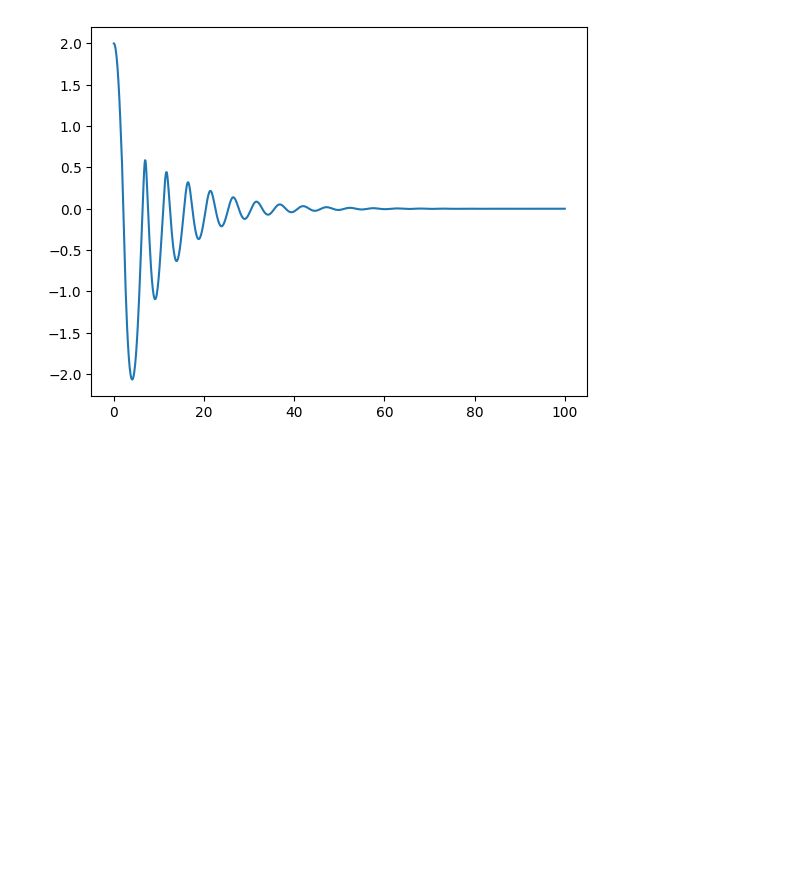
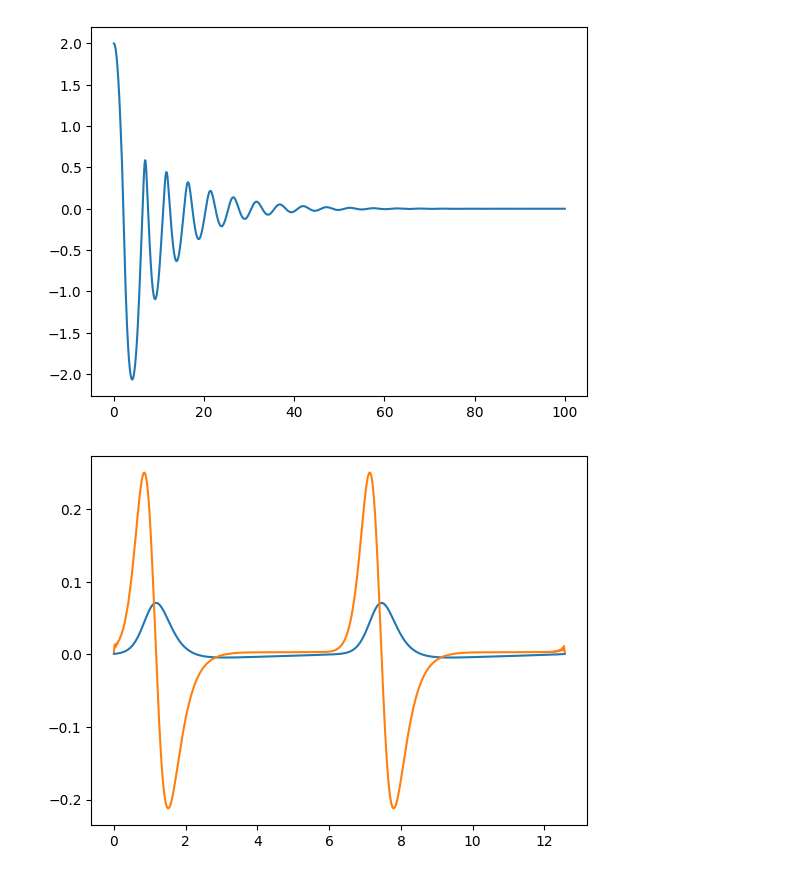
Before and after one commit to Dobel26/MagneticPendulum, a Jupyter notebook: simulation.ipynb, the cells around one changed output. Saved outputs shown, nothing was run; the diff lists cells and outputs as text; code cells hidden in the pictures; blank space fills up the shorter version.

```diff
--- a/simulation.ipynb
+++ b/simulation.ipynb
@@ -267,3 +267,27 @@ plt.show()
 1000
 (1000, 2)
 [figure]
+# %%
+import SpectralMethods as sm
+
+def bingbong(theta, m: magnet):
+    pend_pos = np.array([np.sin(theta), np.cos(theta)])
+    r = pend_pos - m.pos
+    r_norm = np.linalg.norm(r)
+
+    return -1 / (4 * np.pi) * (np.dot(m.mom, r) - 3 * np.dot(m.mom, r) * np.dot(pend_pos, r)) / r_norm**5
+
+D = sm.fourier_diff_D(500)
+
+theta = np.linspace(0, 4 * np.pi, 500)
+# theta = np.linspace(2, 6, 500)
+# theta = np.linspace(0.25, 1.5, 500)
+m = magnet(pos=[2, 1.2], mom=[0, 1])
+
+fun = np.array([bingbong(t, m) for t in theta])
+dfun = np.dot(D, fun)
+plt.plot(theta, fun)
+plt.plot(theta, dfun)
+plt.show()
+# %% [output]
+[figure, added]
```
Also changed, not shown: 1 other file.
